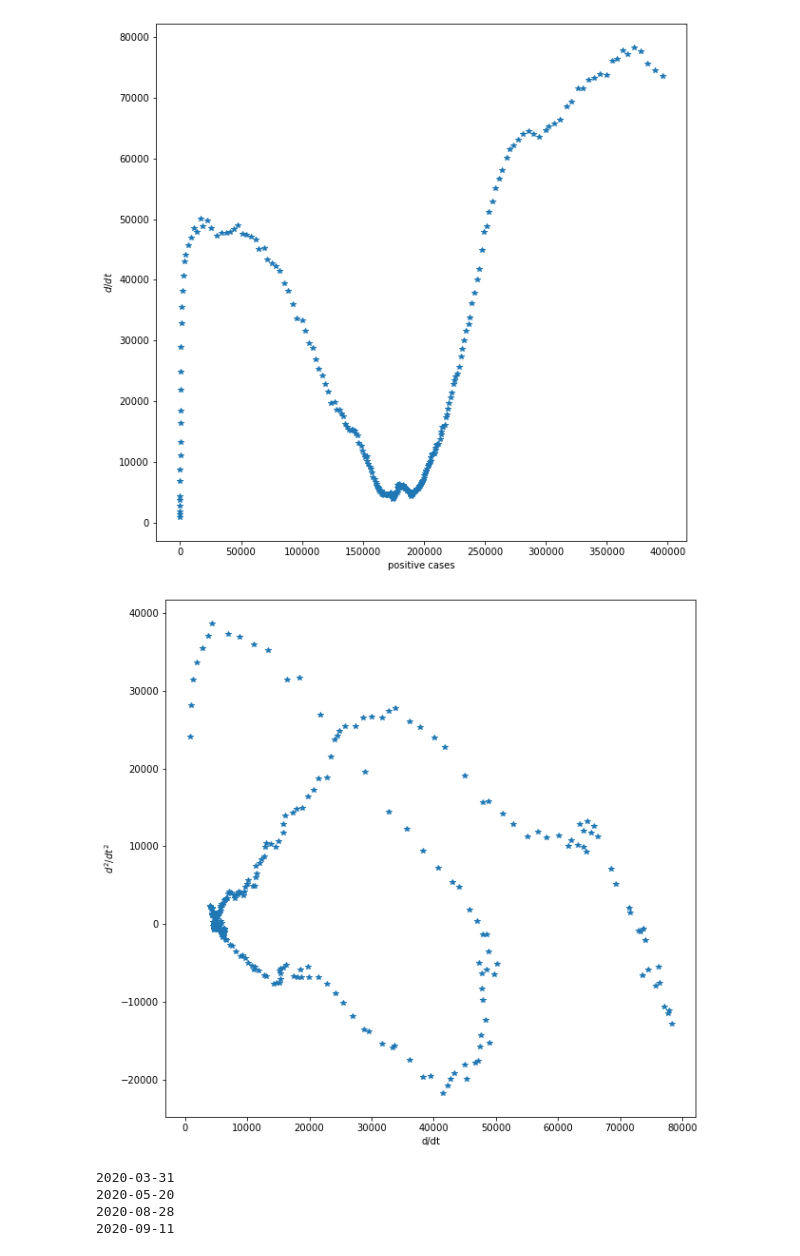
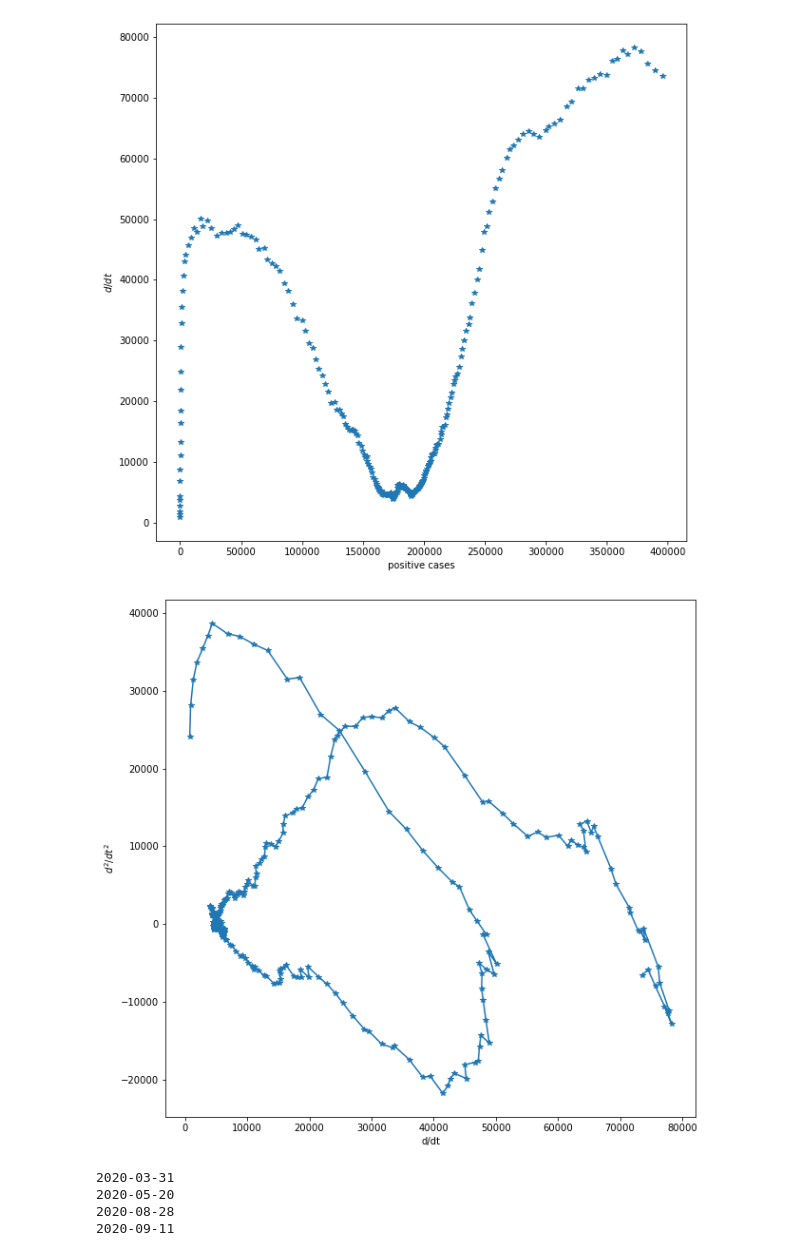
Before and after one commit to JeromeTroy/gsg_project_5, a Jupyter notebook: Exploration.ipynb, the cells around one changed output. Cells and saved outputs as stored; diff of their text form; code cells hidden in the pictures.

```diff
--- a/Exploration.ipynb
+++ b/Exploration.ipynb
@@ -80,12 +80,12 @@ plt.show()
 # %%
 plt.figure(figsize=(10, 10))
 plt.plot(moving_average_current_infected[14:trim+14],
-         moving_average_current_infected[28:trim+28] - moving_average_current_infected[14:trim+14], "*")
+         moving_average_current_infected[28:trim+28] - moving_average_current_infected[14:trim+14], "*-")
 plt.xlabel("d/dt")
 plt.ylabel("$d^2 / dt^2$")
 plt.show()
 # %% [output]
-[figure, old version]
+[figure, new version]
 # %%
 print(date[50])
 print(date[100])
```
Also changed, not shown: parts of 1 cell of this notebook.
